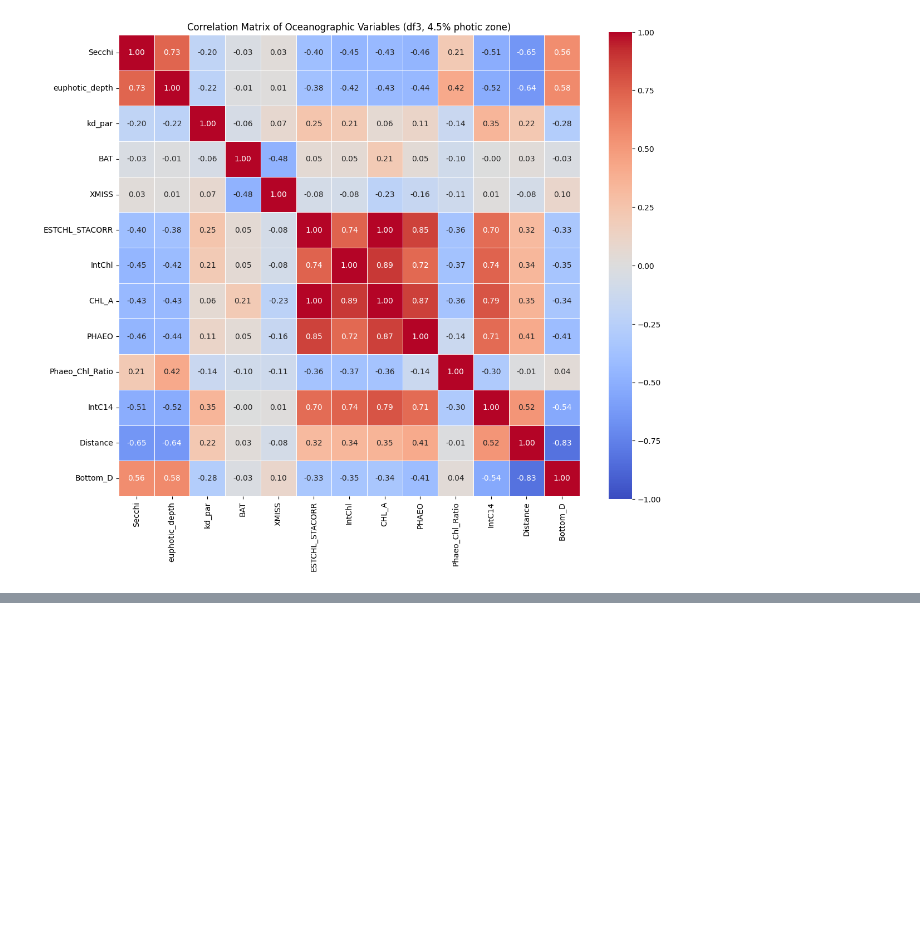
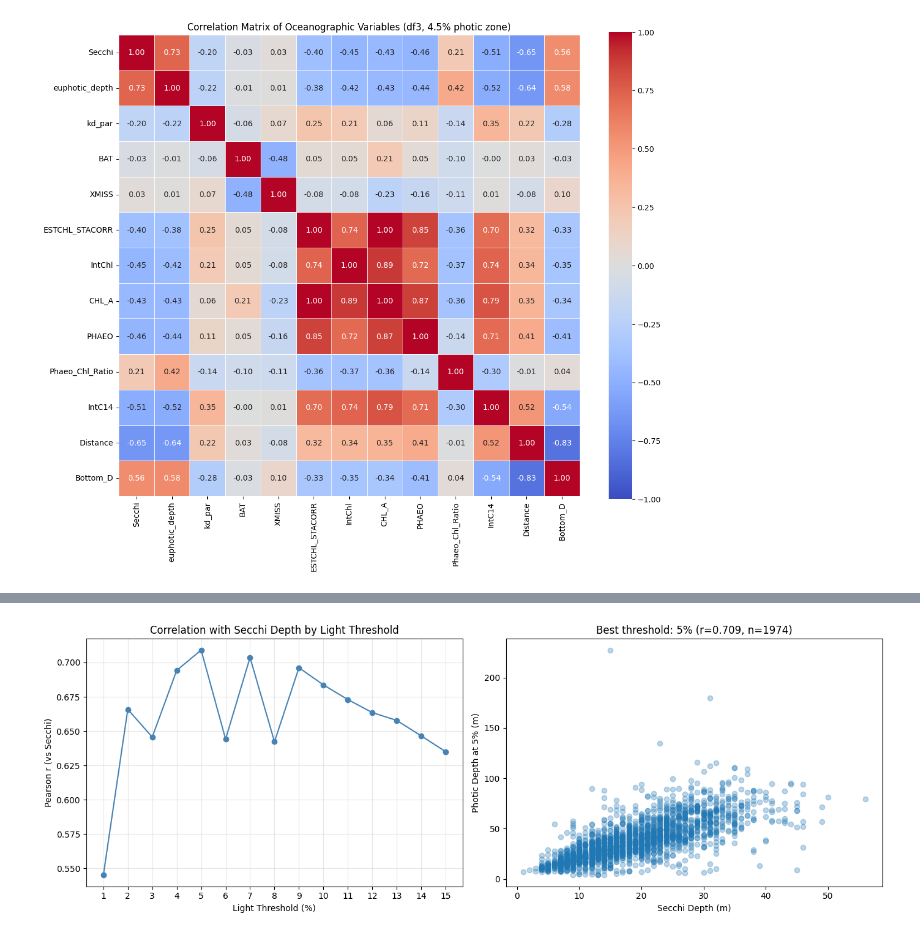
Before and after one commit to LucasC212/Scripps-Light-Attenuation-Capstone-Project, a Jupyter notebook: scripts/EDA-secchi_vs_PAR_euphotic_zone.ipynb, the cells around one changed output, grey strips where cells are left out. Saved outputs shown, nothing was run; the diff lists cells and outputs as text; code cells hidden in the pictures; blank space fills up the shorter version.

```diff
--- a/scripts/EDA-secchi_vs_PAR_euphotic_zone.ipynb
+++ b/scripts/EDA-secchi_vs_PAR_euphotic_zone.ipynb
@@ -505,0 +426,81 @@ Name: count, dtype: int64
+# %%
+# Calculate photic depths at different light thresholds (1% to 15%) using 2m PAR as baseline
+
+def calculate_photic_depth_at_threshold(group, threshold_pct):
+    """Calculate depth where PAR drops to threshold_pct of 2m baseline."""
+    group = group.sort_values('DEPTH').dropna(subset=['PAR'])
+
+    depth_2m = group[group['DEPTH'] == 2.0]
+    if len(depth_2m) == 0 or len(group) < 2:
+        return np.nan
+
+    surface_par = depth_2m['PAR'].iloc[0]
+    if surface_par <= 0:
+        return np.nan
+
+    group = group[group['DEPTH'] >= 2.0].copy()
+    group['PAR_pct'] = (group['PAR'] / surface_par) * 100
+
+    above = group[group['PAR_pct'] >= threshold_pct]
+    below = group[group['PAR_pct'] < threshold_pct]
+
+    if len(above) == 0 or len(below) == 0:
+        return np.nan
+
+    d_a, d_b = above['DEPTH'].iloc[-1], below['DEPTH'].iloc[0]
+    p_a, p_b = above['PAR_pct'].iloc[-1], below['PAR_pct'].iloc[0]
+
+    return d_a + (d_b - d_a) * (p_a - threshold_pct) / (p_a - p_b)
+
+# Calculate photic depth for each threshold and each cast
+thresholds = range(1, 16)
+secchi_per_cast = df3.groupby('CAST_COUNT')['Secchi'].first()
+
+photic_depths = {}
+for t in thresholds:
+    photic_depths[f'photic_{t}pct'] = df3.groupby('CAST_COUNT').apply(
+        lambda g: calculate_photic_depth_at_threshold(g, t), include_groups=False
+    )
+
+photic_df = pd.DataFrame(photic_depths)
+photic_df['Secchi'] = secchi_per_cast
+
+# Correlate each photic depth with Secchi
+correlations = {}
+counts = {}
+for t in thresholds:
+    col = f'photic_{t}pct'
+    valid = photic_df[['Secchi', col]].dropna()
+    correlations[t] = valid['Secchi'].corr(valid[col])
+    counts[t] = len(valid)
+
+# Display results
+print("Correlation between Secchi depth and photic depth at each light threshold:")
+print(f"{'Threshold':>10} {'r':>8} {'n casts':>8}")
+print("-" * 28)
+for t in thresholds:
+    print(f"{t:>9}% {correlations[t]:>8.4f} {counts[t]:>8}")
+
+# Plot correlations vs threshold
+fig, axes = plt.subplots(1, 2, figsize=(14, 5))
+
+axes[0].plot(list(thresholds), [correlations[t] for t in thresholds], 'o-', color='steelblue')
+axes[0].set_xlabel('Light Threshold (%)')
+axes[0].set_ylabel('Pearson r (vs Secchi)')
+axes[0].set_title('Correlation with Secchi Depth by Light Threshold')
+axes[0].set_xticks(list(thresholds))
+axes[0].grid(True, alpha=0.3)
+
+# Scatter plot for the best threshold
+best_t = max(correlations, key=correlations.get)
+best_col = f'photic_{best_t}pct'
+valid_best = photic_df[['Secchi', best_col]].dropna()
+
+axes[1].scatter(valid_best['Secchi'], valid_best[best_col], alpha=0.3)
+axes[1].set_xlabel('Secchi Depth (m)')
+axes[1].set_ylabel(f'Photic Depth at {best_t}% (m)')
+axes[1].set_title(f'Best threshold: {best_t}% (r={correlations[best_t]:.3f}, n={counts[best_t]})')
+
+plt.tight_layout()
+plt.show()
+# %% [output]
@@ -505,0 +525 @@ Name: count, dtype: int64
+[figure, added]
```
Also changed, not shown: parts of 15 cells of this notebook, 1 other file.
